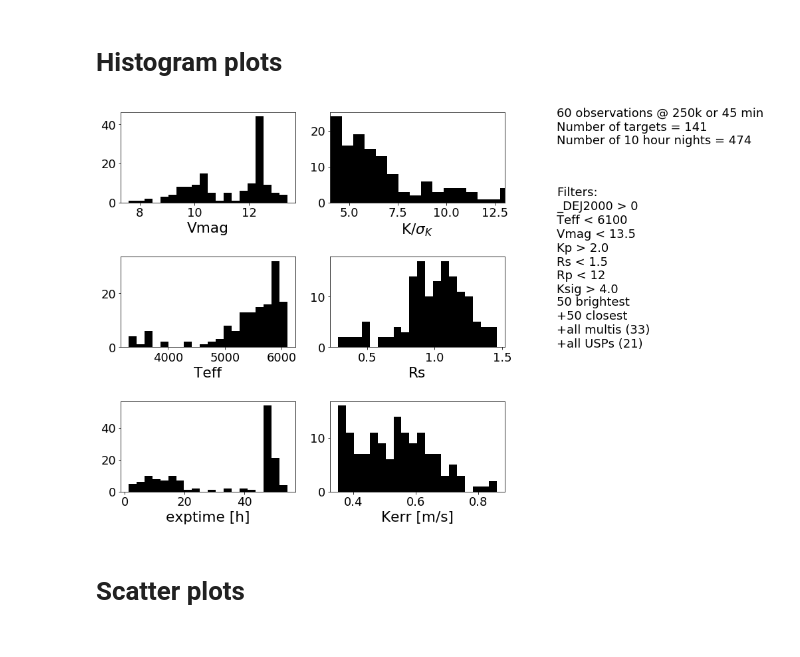
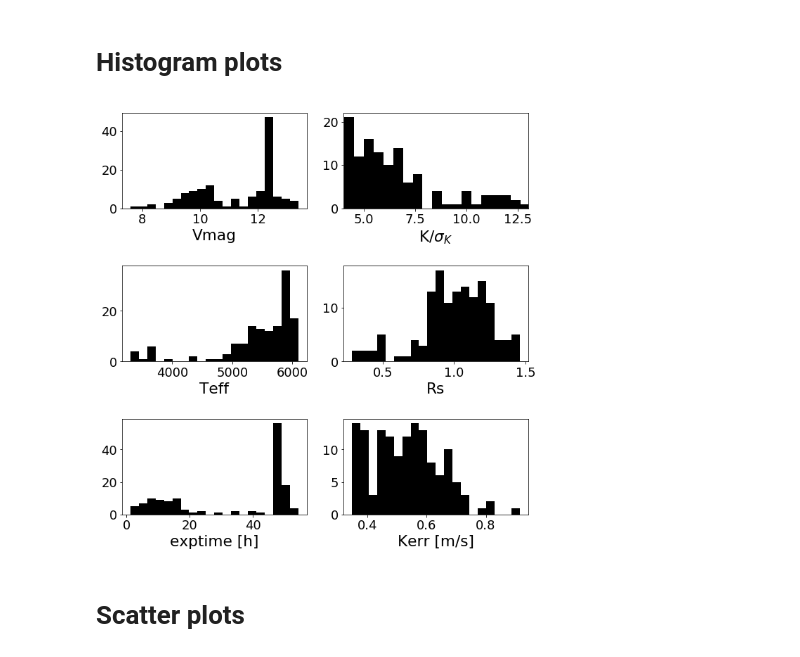
Before and after one commit to cdressing/ksms2019, a Jupyter notebook: notebooks/Simulator SB.ipynb, the cells around one changed output. Drawn from its saved outputs; the diff is of its cells as text; code cells hidden in the pictures.

```diff
--- a/notebooks/Simulator SB.ipynb
+++ b/notebooks/Simulator SB.ipynb
@@ -121,0 +22,3 @@ Ksig > 4.0
+# %%
+df = sim.sim.load_candidates()
+tks = sim.sim.construct_sample(df)
@@ -122,55 +34,10 @@ Ksig > 4.0
 # %% [markdown]
 # Histogram plots
-# %%
-bins = 20
-
-fig = pl.figure(figsize=(16,10.5))
-pl.subplots_adjust(hspace=0.6)
-
-pl.subplot(3,3,1)
-pl.hist(spf['Vmag'], bins=bins)
-pl.xlabel('Vmag')
-
-pl.subplot(3,3,2)
-pl.hist(spf['Ksig'], bins=bins*2)
-pl.xlabel('K/$\sigma_K$')
-pl.xlim(4, 13)
-
-pl.subplot(3,3,5)
-pl.hist(spf['Rs'], bins=bins)
-pl.xlabel('Rs')
-
-pl.subplot(3,3,4)
-pl.hist(spf['Teff'], bins=bins)
-pl.xlabel('Teff')
-
-pl.subplot(3,3,7)
-pl.hist(spf['exptime']/3600, bins=bins)
-pl.xlabel('exptime [h]')
-
-pl.subplot(3,3,8)
-pl.hist(spf['Kerr'], bins=bins)
-pl.xlabel('Kerr [m/s]')
-
-
-ax = pl.subplot(3,3,3)
-ax.axis('off')
-
-pl.annotate('{} observations @ {}k or 45 min'.format(nobs, kexp), xy=(0.1, 0.95))
-pl.annotate('Number of targets = {}'.format(num_targets), xy=(0.1, 0.8))
-pl.annotate('Number of 10 hour nights = {:.0f}'.format(num_nights), xy=(0.1, 0.65))
-
-ax = pl.subplot(3,3,6)
-ax.axis('off')
-
-pl.annotate('Filters:\n{}'.format(filters), xy=(0.1, 0.6))
-pl.annotate('50 brightest\n+{} closest\n+all multis ({})\n+all USPs ({})'.format(len(close),
-                                                                                 len(multi),
-                                                                                 len(usp)),
-            xy=(0.1, 0.0))
-
-pl.savefig('fig_target-dist.pdf')
-# %% [output]
-[figure, removed]
+# %%
+import sim.plots
+sim.plots.histograms(tks)
+#pl.savefig('fig_target-dist.pdf')
+# %% [output]
+[figure, added]
 # %% [markdown]
 # Scatter plots
```
Also changed, not shown: parts of 12 cells of this notebook, 3 other files.
